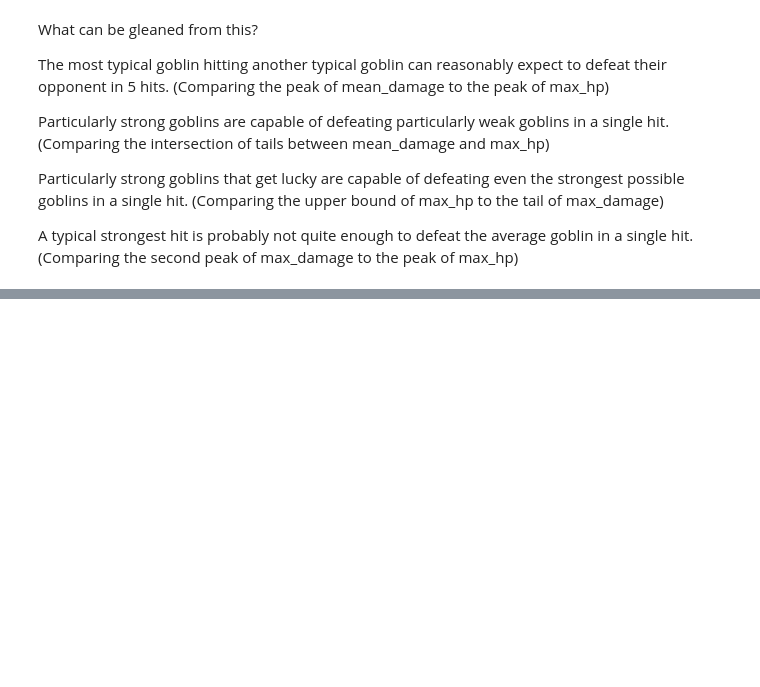
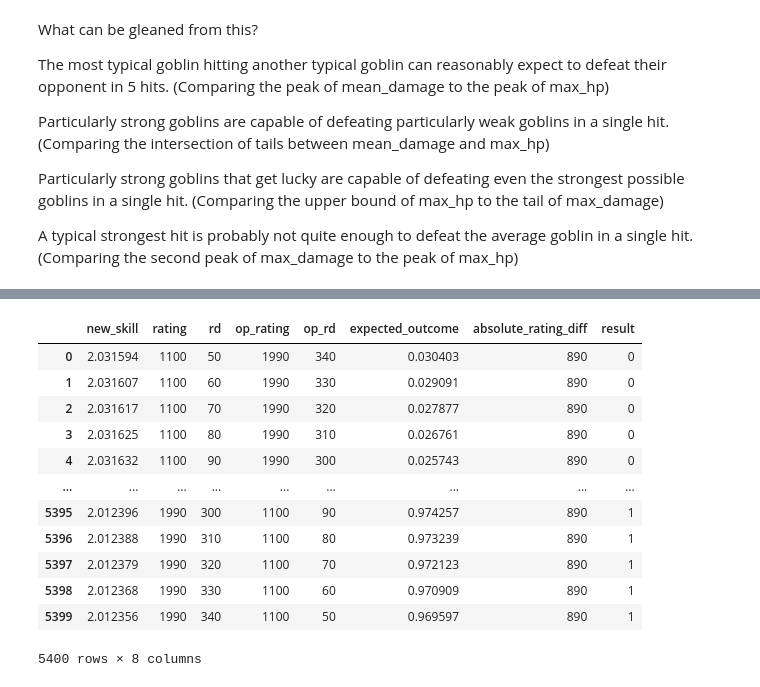
Before and after one commit to jkswin/glicko_goblins, a Jupyter notebook: goblin_stats.ipynb, the cells around one changed output, grey strips where cells are left out. Drawn from its saved outputs; the diff is of its cells as text; code cells hidden in the pictures; blank space fills up the shorter version.

```diff
--- a/goblin_stats.ipynb
+++ b/goblin_stats.ipynb
@@ -527,0 +615,16 @@ plt.grid(False)
+# %%
+skill_df
+# %% [output]
+|  | new_skill | rating | rd | op_rating | op_rd | expected_outcome | absolute_rating_diff | result |
+| 0 | 2.031594 | 1100 | 50 | 1990 | 340 | 0.030403 | 890 | 0 |
+| 1 | 2.031607 | 1100 | 60 | 1990 | 330 | 0.029091 | 890 | 0 |
+| 2 | 2.031617 | 1100 | 70 | 1990 | 320 | 0.027877 | 890 | 0 |
+| 3 | 2.031625 | 1100 | 80 | 1990 | 310 | 0.026761 | 890 | 0 |
+| 4 | 2.031632 | 1100 | 90 | 1990 | 300 | 0.025743 | 890 | 0 |
+| ... | ... | ... | ... | ... | ... | ... | ... | ... |
+| 5395 | 2.012396 | 1990 | 300 | 1100 | 90 | 0.974257 | 890 | 1 |
+| 5396 | 2.012388 | 1990 | 310 | 1100 | 80 | 0.973239 | 890 | 1 |
+| 5397 | 2.012379 | 1990 | 320 | 1100 | 70 | 0.972123 | 890 | 1 |
+| 5398 | 2.012368 | 1990 | 330 | 1100 | 60 | 0.970909 | 890 | 1 |
+| 5399 | 2.012356 | 1990 | 340 | 1100 | 50 | 0.969597 | 890 | 1 |
+5400 rows × 8 columns
```
Also changed, not shown: parts of 9 cells of this notebook, 6 other files.
